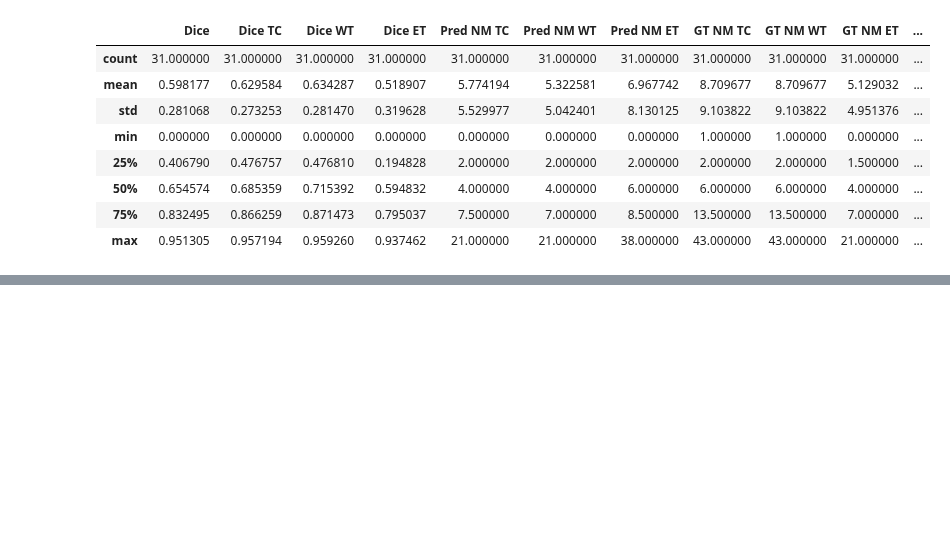
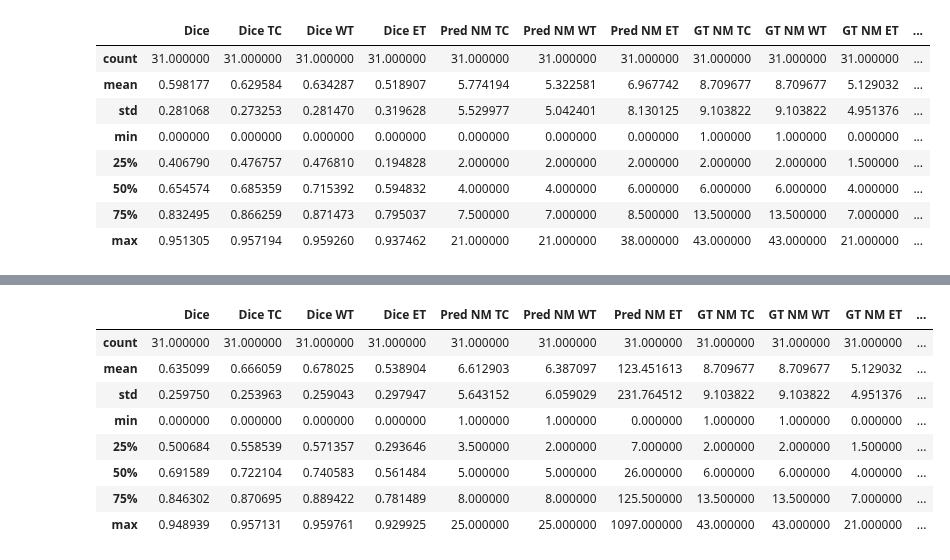
Before and after one commit to NachoGV/Semantic-Segmentation-of-Brain-Metastases-in-MRI-Scans, a Jupyter notebook: ensemble.ipynb, the cells around one changed output, grey strips where cells are left out. Cells and saved outputs as stored; diff of their text form; code cells hidden in the pictures; blank space fills up the shorter version.

```diff
--- a/ensemble.ipynb
+++ b/ensemble.ipynb
@@ -383,0 +365,57 @@ ds_df.describe()
+# %%
+def crf(predictions, iterations=5, sigma_spatial=3.0, sigma_bilateral=1.0, learning_rate=1e-3, alpha=0.7):
+    # Weighted Average
+    weights = torch.tensor([0.546402, 0.648790, 0.428639, 0.547957]).float()
+    weights = weights / weights.sum()
+    stacked_preds = torch.stack(predictions, dim=0)
+    avg_pred = torch.sum(stacked_preds * weights[:, None, None, None, None, None], dim=0)
+
+    device = torch.device('cuda' if torch.cuda.is_available() else 'cpu')
+    avg_pred = avg_pred.to(device)
+
+    Q = avg_pred.clone().requires_grad_(True)
+
+    for _ in range(iterations):
+        # Compute energy
+        unary_energy = -torch.sum(avg_pred * torch.log(Q + 1e-10))
+
+        # Spatial pairwise energy
+        Q_spatial = F.avg_pool3d(Q, kernel_size=3, stride=1, padding=1)
+        spatial_energy = torch.sum((Q - Q_spatial).pow(2)) / (2 * sigma_spatial**2)
+
+        # Bilateral pairwise energy
+        diff = (Q.unsqueeze(2) - Q.unsqueeze(1)).pow(2)
+        bilateral_weight = torch.exp(-diff / (2 * sigma_bilateral**2))
+        Q_bilateral = (Q.unsqueeze(2) * bilateral_weight).sum(1) / bilateral_weight.sum(1)
+        bilateral_energy = torch.sum((Q - Q_bilateral).pow(2)) / (2 * sigma_bilateral**2)
+
+        # Total energy
+        energy = unary_energy + spatial_energy + bilateral_energy
+
+        # Update Q
+        energy.backward()
+        with torch.no_grad():
+            Q -= learning_rate * Q.grad
+            Q.grad.zero_()
+        Q = F.softmax(Q, dim=1)
+        Q = Q.detach().requires_grad_(True)
+
+    final_pred = alpha * avg_pred + (1 - alpha) * Q
+
+    return final_pred.detach().cpu()
+
+#--------------------------------------------------------------------------------
+
+df = ensemble_inference(test_df, crf, threshold=0.4, store_npz=True, model_name='crf')
+df.to_csv('./outputs/Ensemble/ensemble_crf.csv', index=False)
+df.describe()
+# %% [output]
+|  | Dice | Dice TC | Dice WT | Dice ET | Pred NM TC | Pred NM WT | Pred NM ET | GT NM TC | GT NM WT | GT NM ET | ... |
+| count | 31.000000 | 31.000000 | 31.000000 | 31.000000 | 31.000000 | 31.000000 | 31.000000 | 31.000000 | 31.000000 | 31.000000 | ... |
+| mean | 0.635099 | 0.666059 | 0.678025 | 0.538904 | 6.612903 | 6.387097 | 123.451613 | 8.709677 | 8.709677 | 5.129032 | ... |
+| std | 0.259750 | 0.253963 | 0.259043 | 0.297947 | 5.643152 | 6.059029 | 231.764512 | 9.103822 | 9.103822 | 4.951376 | ... |
+| min | 0.000000 | 0.000000 | 0.000000 | 0.000000 | 1.000000 | 1.000000 | 0.000000 | 1.000000 | 1.000000 | 0.000000 | ... |
+| 25% | 0.500684 | 0.558539 | 0.571357 | 0.293646 | 3.500000 | 2.000000 | 7.000000 | 2.000000 | 2.000000 | 1.500000 | ... |
+| 50% | 0.691589 | 0.722104 | 0.740583 | 0.561484 | 5.000000 | 5.000000 | 26.000000 | 6.000000 | 6.000000 | 4.000000 | ... |
+| 75% | 0.846302 | 0.870695 | 0.889422 | 0.781489 | 8.000000 | 8.000000 | 125.500000 | 13.500000 | 13.500000 | 7.000000 | ... |
+| max | 0.948939 | 0.957131 | 0.959761 | 0.929925 | 25.000000 | 25.000000 | 1097.000000 | 43.000000 | 43.000000 | 21.000000 | ... |
```
Also changed, not shown: parts of 15 cells of this notebook, 21 other files.
